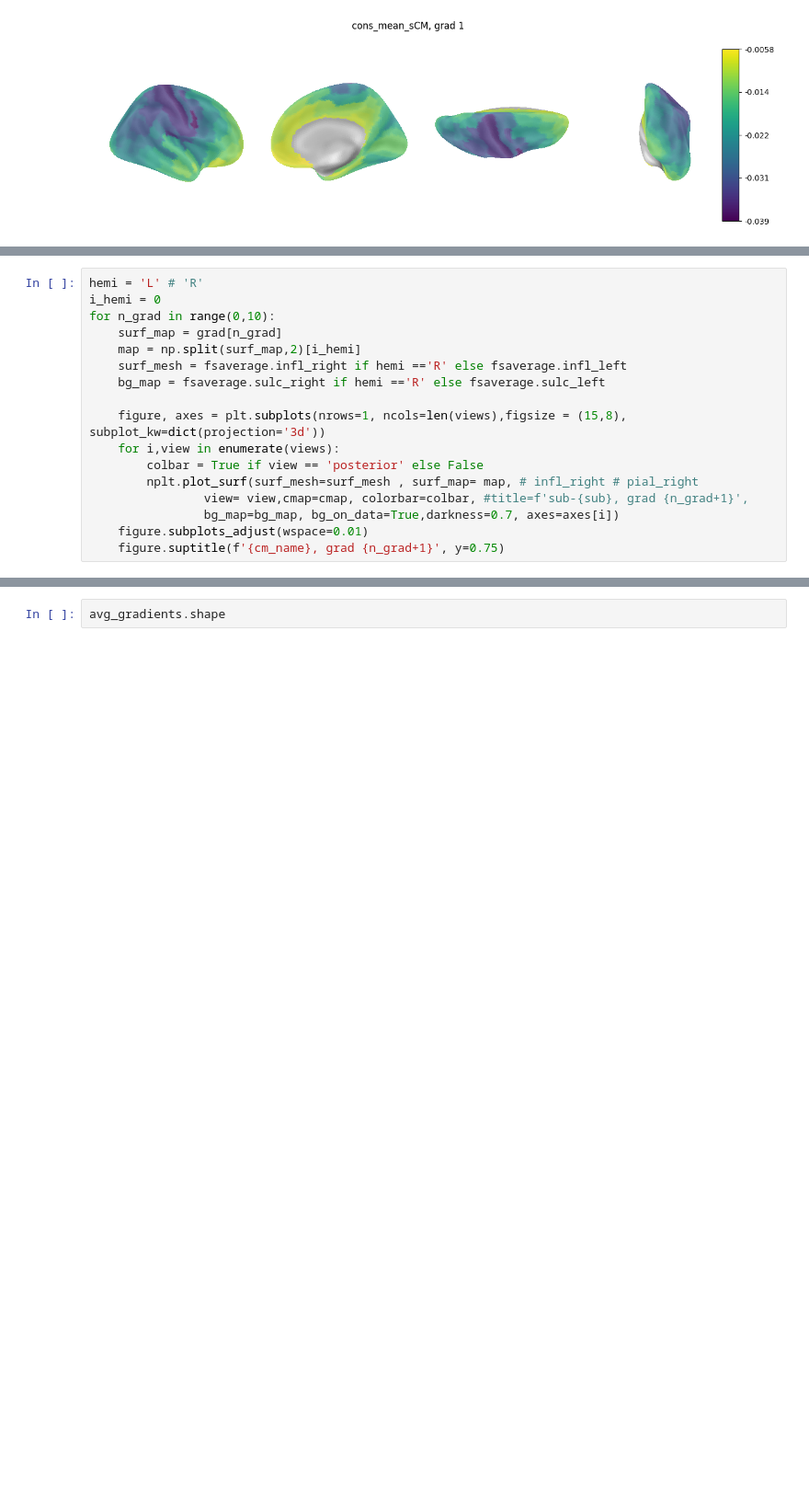
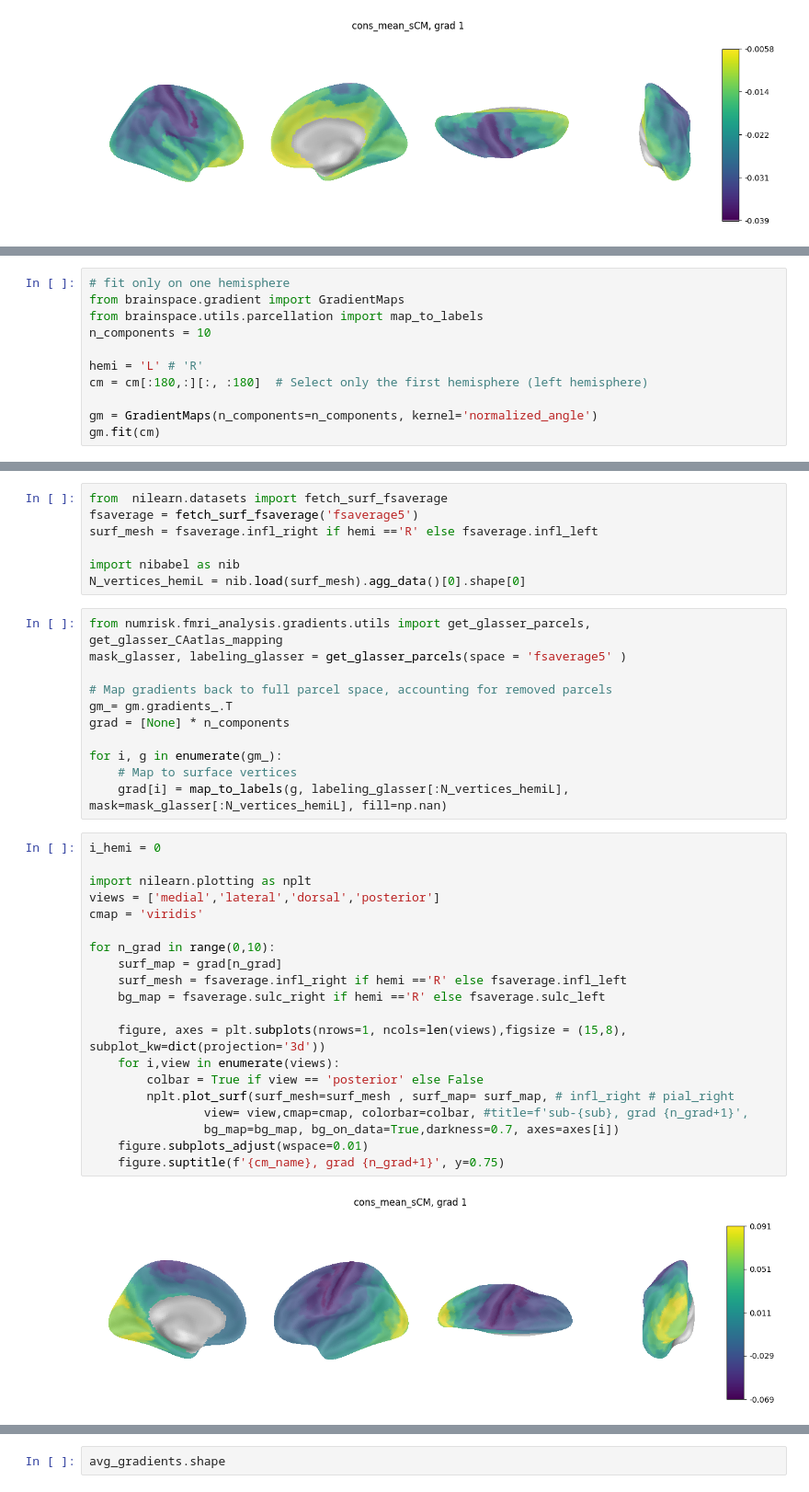
Before and after one commit to mrenke/parietal_patterns, a Jupyter notebook: dti_analysis/connectome_gradients_01.ipynb, the cells around one changed output, grey strips where cells are left out. Shown at 92% size. Cells and saved outputs as stored; diff of their text form; blank space fills up the shorter version.

```diff
--- a/dti_analysis/connectome_gradients_01.ipynb
+++ b/dti_analysis/connectome_gradients_01.ipynb
@@ -202,0 +199,11 @@ for i, hemi in enumerate(['L','R']):
+# %%
+# fit only on one hemisphere
+from brainspace.gradient import GradientMaps
+from brainspace.utils.parcellation import map_to_labels
+n_components = 10
+
+hemi = 'L' # 'R'
+cm = cm[:180,:][:, :180]  # Select only the first hemisphere (left hemisphere)
+
+gm = GradientMaps(n_components=n_components, kernel='normalized_angle')
+gm.fit(cm)
@@ -203,17 +212,40 @@ for i, hemi in enumerate(['L','R']):
+# %%
+from  nilearn.datasets import fetch_surf_fsaverage
+fsaverage = fetch_surf_fsaverage('fsaverage5')
+surf_mesh = fsaverage.infl_right if hemi =='R' else fsaverage.infl_left
+
+import nibabel as nib
+N_vertices_hemiL = nib.load(surf_mesh).agg_data()[0].shape[0]
+# %%
+from numrisk.fmri_analysis.gradients.utils import get_glasser_parcels, get_glasser_CAatlas_mapping
+mask_glasser, labeling_glasser = get_glasser_parcels(space = 'fsaverage5' )
+
+# Map gradients back to full parcel space, accounting for removed parcels
+gm_= gm.gradients_.T
+grad = [None] * n_components
+
+for i, g in enumerate(gm_):
+    # Map to surface vertices
+    grad[i] = map_to_labels(g, labeling_glasser[:N_vertices_hemiL], mask=mask_glasser[:N_vertices_hemiL], fill=np.nan)
 # %%
-hemi = 'L' # 'R'
 i_hemi = 0
+
+import nilearn.plotting as nplt
+views = ['medial','lateral','dorsal','posterior']
+cmap = 'viridis'
+
 for n_grad in range(0,10):
     surf_map = grad[n_grad]
-    map = np.split(surf_map,2)[i_hemi]
     surf_mesh = fsaverage.infl_right if hemi =='R' else fsaverage.infl_left
     bg_map = fsaverage.sulc_right if hemi =='R' else fsaverage.sulc_left
 
     figure, axes = plt.subplots(nrows=1, ncols=len(views),figsize = (15,8), subplot_kw=dict(projection='3d'))
     for i,view in enumerate(views):
         colbar = True if view == 'posterior' else False
-        nplt.plot_surf(surf_mesh=surf_mesh , surf_map= map, # infl_right # pial_right
+        nplt.plot_surf(surf_mesh=surf_mesh , surf_map= surf_map, # infl_right # pial_right
                 view= view,cmap=cmap, colorbar=colbar, #title=f'sub-{sub}, grad {n_grad+1}',
                 bg_map=bg_map, bg_on_data=True,darkness=0.7, axes=axes[i])
     figure.subplots_adjust(wspace=0.01)
     figure.suptitle(f'{cm_name}, grad {n_grad+1}', y=0.75)
+# %% [output]
+[figure, added]
```
Also changed, not shown: parts of 9 cells of this notebook, 20 other files.
